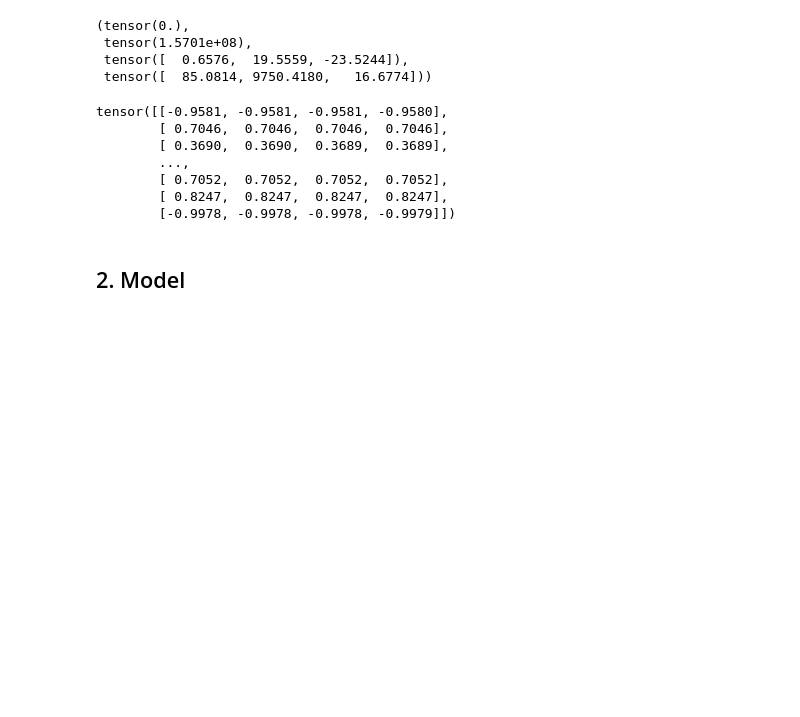
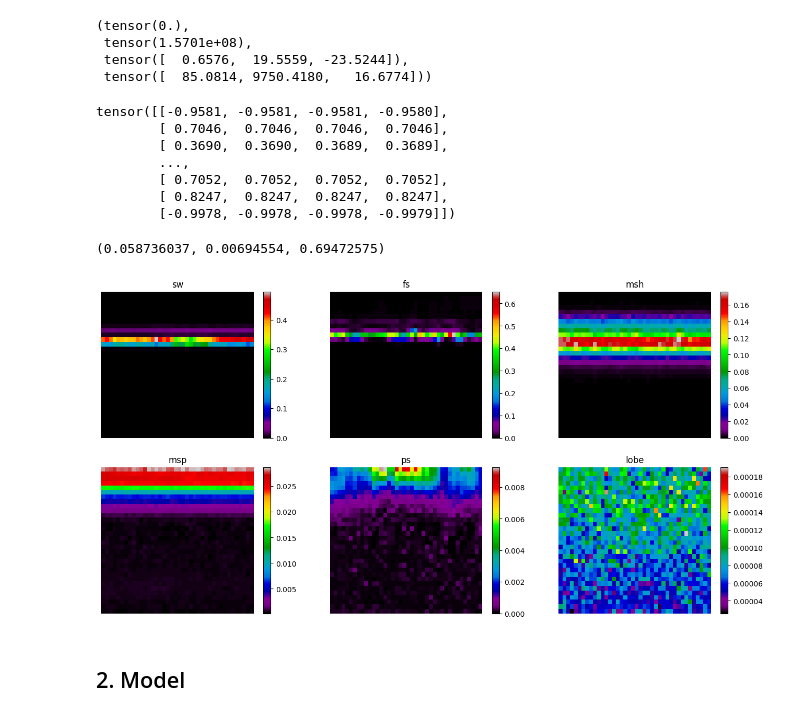
Before and after one commit to nargesahmadi/Magnetospheric-Regions, a Jupyter notebook: main_CNNRF.ipynb, the cells around one changed output. Saved outputs shown, nothing was run; the diff lists cells and outputs as text; code cells hidden in the pictures; blank space fills up the shorter version.

```diff
--- a/main_CNNRF.ipynb
+++ b/main_CNNRF.ipynb
@@ -115,3 +115,41 @@ tensor([[-0.9581, -0.9581, -0.9581, -0.9580],
         [ 0.7052,  0.7052,  0.7052,  0.7052],
         [ 0.8247,  0.8247,  0.8247,  0.8247],
         [-0.9978, -0.9978, -0.9978, -0.9979]])
+# %%
+np.average(X2_train[242, 0, :]), np.average(X2_train[242, 1, :]), np.average(X2_train[242, 2, :])
+# %% [output]
+(0.058736037, 0.00694554, 0.69472575)
+# %%
+class_names = ['sw', 'fs', 'msh', 'msp', 'ps', 'lobe']
+# Plot more images
+
+# picked_indices = []
+# picked_values = []
+
+# for val in range(6):  # 0 to 5
+#     indices = (y_train == val).nonzero(as_tuple=True)[0]  # all positions of val
+#     random_idx = indices[torch.randint(len(indices), (1,))]  # pick one at random
+#     picked_indices.append(random_idx.item())
+#     picked_values.append(val)
+
+# print("Picked indices:", picked_indices)
+# print("Picked values:", picked_values)
+
+import matplotlib.pyplot as plt
+indices = [174, 118, 158, 68, 49, 466]
+values = [0, 1, 2, 3, 4, 5]
+torch.manual_seed(42)
+fig = plt.figure(figsize=(16, 8))
+rows, cols = 2, 3
+for i in range(1, rows * cols + 1):
+    # random_idx = torch.randint(0, len(X1_train), size=[1]).item()
+    img, label = X1_train[indices[i-1]], y_train[indices[i-1]]
+    fig.add_subplot(rows, cols, i)
+    plt.pcolormesh(img.squeeze(), cmap='nipy_spectral', shading="auto")
+    plt.colorbar()
+    # plt.clim(0,0.25)
+    plt.title(class_names[label])
+    plt.axis(False);
+    plt.savefig('Fluxexamples.png')
+# %% [output]
+[figure, added]
```
Also changed, not shown: parts of 13 cells of this notebook.
